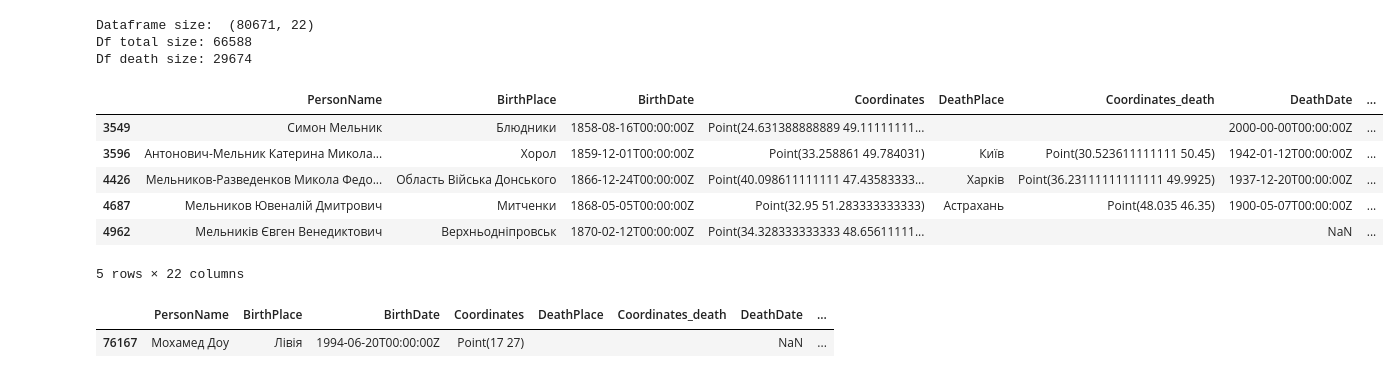
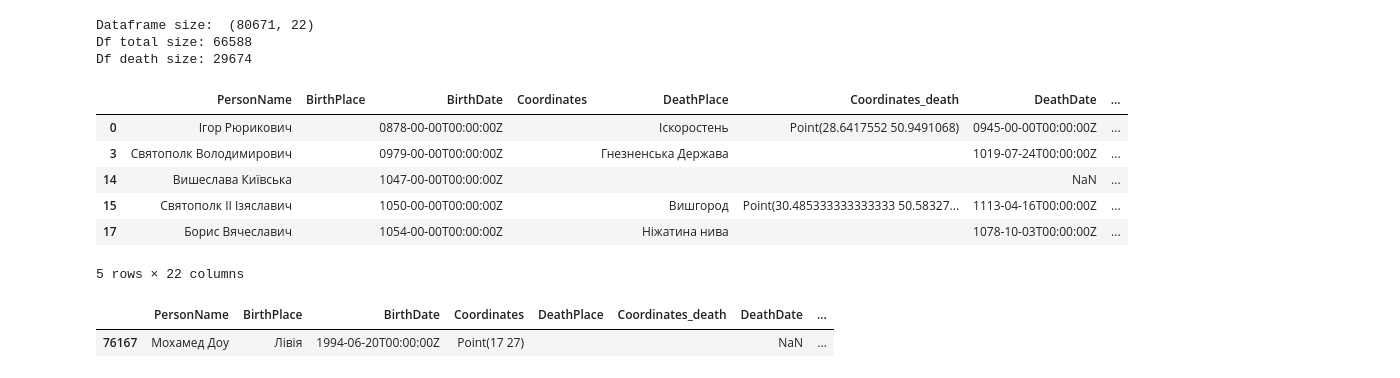
Before and after one commit to romario076/ukrainians_wikimap, a Jupyter notebook: ukrainians_wikimap_extension.ipynb, the cells around one changed output. Saved outputs shown, nothing was run; the diff lists cells and outputs as text; code cells hidden in the pictures.

```diff
--- a/ukrainians_wikimap_extension.ipynb
+++ b/ukrainians_wikimap_extension.ipynb
@@ -49,14 +49,19 @@ Dataframe size:  (80671, 22)
 Df total size: 66588
 Df death size: 29674
 # %%
-df[df.PersonName.str.contains("Мельник")].head()
+df2 = pd.read_csv("data_extractor/ukrainian_history_data_batched.csv")
+
+### Drop duplicates
+df2 = df2.drop_duplicates(['PersonName','WikipediaURL'])
+df2[['BirthPlace','Coordinates','DeathPlace','Coordinates_death']] = df2[['BirthPlace','Coordinates','DeathPlace','Coordinates_death']].fillna('')
+df2[(df2.BirthPlace=='')].head()
 # %% [output]
 |  | PersonName | BirthPlace | BirthDate | Coordinates | DeathPlace | Coordinates_death | DeathDate | ... |
-| 3549 | Симон Мельник | Блюдники | 1858-08-16T00:00:00Z | Point(24.631388888889 49.11111111... |  |  | 2000-00-00T00:00:00Z | ... |
-| 3596 | Антонович-Мельник Катерина Микола... | Хорол | 1859-12-01T00:00:00Z | Point(33.258861 49.784031) | Київ | Point(30.523611111111 50.45) | 1942-01-12T00:00:00Z | ... |
-| 4426 | Мельников-Разведенков Микола Федо... | Область Війська Донського | 1866-12-24T00:00:00Z | Point(40.098611111111 47.43583333... | Харків | Point(36.23111111111111 49.9925) | 1937-12-20T00:00:00Z | ... |
-| 4687 | Мельников Ювеналій Дмитрович | Митченки | 1868-05-05T00:00:00Z | Point(32.95 51.283333333333) | Астрахань | Point(48.035 46.35) | 1900-05-07T00:00:00Z | ... |
-| 4962 | Мельників Євген Венедиктович | Верхньодніпровськ | 1870-02-12T00:00:00Z | Point(34.328333333333 48.65611111... |  |  | NaN | ... |
+| 0 | Ігор Рюрикович |  | 0878-00-00T00:00:00Z |  | Іскоростень | Point(28.6417552 50.9491068) | 0945-00-00T00:00:00Z | ... |
+| 3 | Святополк Володимирович |  | 0979-00-00T00:00:00Z |  | Гнезненська Держава |  | 1019-07-24T00:00:00Z | ... |
+| 14 | Вишеслава Київська |  | 1047-00-00T00:00:00Z |  |  |  | NaN | ... |
+| 15 | Святополк II Ізяславич |  | 1050-00-00T00:00:00Z |  | Вишгород | Point(30.485333333333333 50.58327... | 1113-04-16T00:00:00Z | ... |
+| 17 | Борис Вячеславич |  | 1054-00-00T00:00:00Z |  | Ніжатина нива |  | 1078-10-03T00:00:00Z | ... |
 5 rows × 22 columns
 # %%
 df[df.PersonName.str.contains("Мохамед Доу")]
```
Also changed, not shown: 6 other files.
